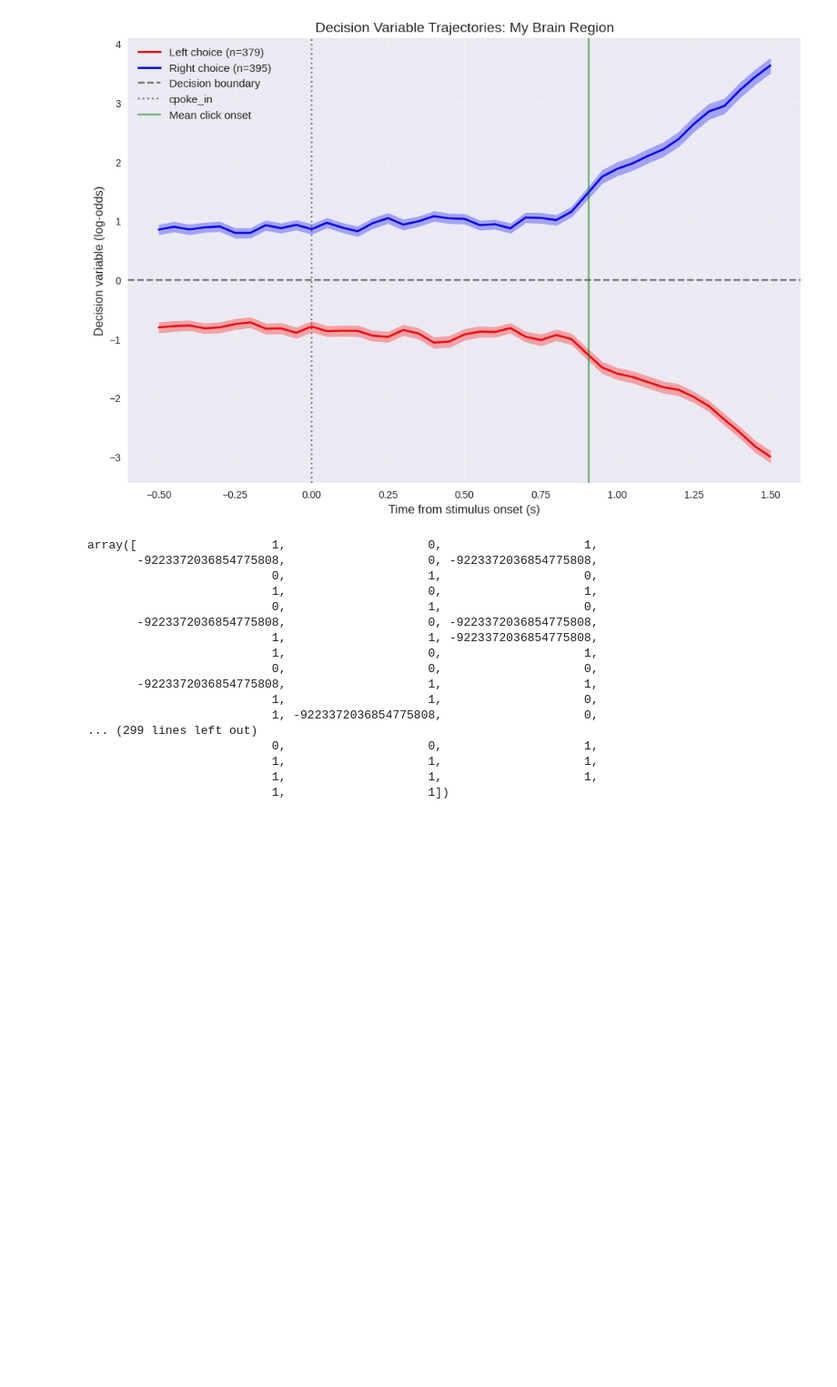
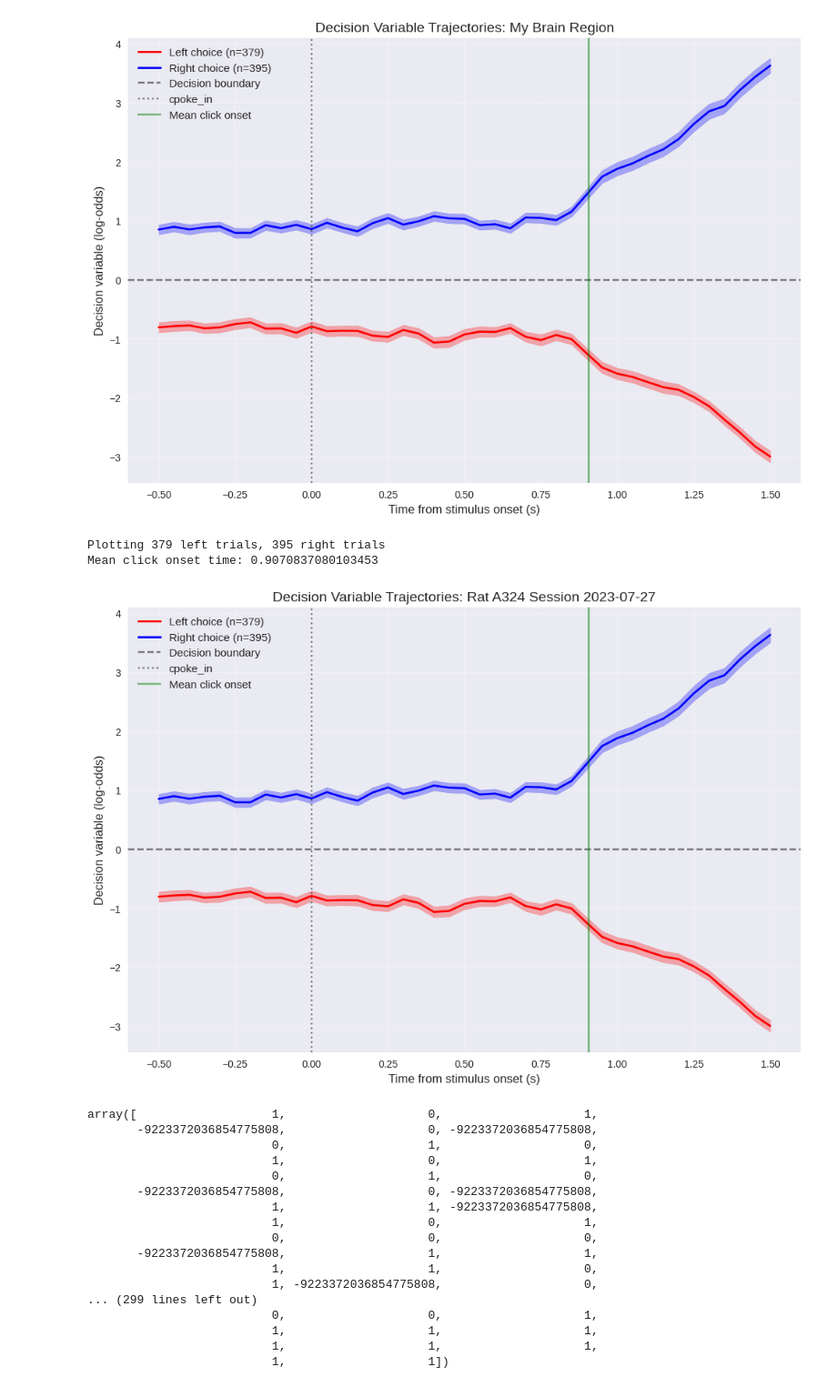
Before and after one commit to Brody-Lab/ClickDV, a Jupyter notebook: notebooks/analysis/decision_variables_extraction.ipynb, the cells around one changed output. Shown: that part at 91% size. Cells and saved outputs as stored; diff of their text form; code cells hidden in the pictures; blank space fills up the shorter version.

```diff
--- a/notebooks/analysis/decision_variables_extraction.ipynb
+++ b/notebooks/analysis/decision_variables_extraction.ipynb
@@ -1531,6 +1531,80 @@ plt.show()
 Plotting 379 left trials, 395 right trials
 Mean click onset time: 0.9070837080103453
 [figure]
+# %%
+def plot_dv_trajectories_manual(time_bins, DVs_2, choices, region_name="Region"):
+    """
+    Plot average DV evolution for left vs right choices using manually calculated DVs
+
+    Parameters:
+    - time_bins: Time points relative to alignment event
+    - DVs: Decision variables from calculate_decision_variables_manual (n_timepoints, n_trials)
+    - choices: Binary choices (n_trials,) with 0=left, 1=right
+    - region_name: Name for plot title
+    """
+    # Identify choice types
+
+    choices = choices[valid_choices]
+    left_trials = (choices == 1)
+    right_trials = (choices == 0)
+    # TODO: there has been a left/right switchup somewhere. This solution is a hack
+
+    print(f"Plotting {np.sum(left_trials)} left trials, {np.sum(right_trials)} right trials")
+
+    plt.figure(figsize=(12, 8))
+
+    # Calculate mean and SEM for each choice type
+    dv_left_mean = np.mean(DVs_2[:, left_trials], axis=1)
+    dv_left_sem = np.std(DVs_2[:, left_trials], axis=1) / np.sqrt(np.sum(left_trials))
+
+    dv_right_mean = np.mean(DVs_2[:, right_trials], axis=1)
+    dv_right_sem = np.std(DVs_2[:, right_trials], axis=1) / np.sqrt(np.sum(right_trials))
+
+    # Finding mean click onset time:
+
+    mean_click_onset = np.mean(data["clicks_on"][valid_choices] - data["cpoke_in"][valid_choices])
+    print(f"Mean click onset time: {mean_click_onset}")
+
+    # Plot trajectories with error bars
+    plt.plot(time_bins, dv_left_mean, 'r-', linewidth=2, label=f'Left choice (n={np.sum(left_trials)})')
+    plt.fill_between(time_bins,
+                    dv_left_mean - dv_left_sem,
+                    dv_left_mean + dv_left_sem,
+                    alpha=0.3, color='red')
+
+    plt.plot(time_bins, dv_right_mean, 'b-', linewidth=2, label=f'Right choice (n={np.sum(right_trials)})')
+    plt.fill_between(time_bins,
+                    dv_right_mean - dv_right_sem,
+                    dv_right_mean + dv_right_sem,
+                    alpha=0.3, color='blue')
+
+    # Add reference lines
+    plt.axhline(0, color='k', linestyle='--', alpha=0.5, label='Decision boundary')
+    plt.axvline(0, color='k', linestyle=':', alpha=0.5, label='cpoke_in')
+    plt.axvline(mean_click_onset, color='g', alpha=0.5, label='Mean click onset')
+
+
+    # Formatting
+    plt.xlabel('Time from stimulus onset (s)')
+    plt.ylabel('Decision variable (log-odds)')
+    plt.title(f'Decision Variable Trajectories: {region_name}')
+    plt.legend()
+    plt.grid(True, alpha=0.3)
+
+    # # Add interpretation text
+    # plt.text(0.02, 0.95, 'DV > 0: Evidence for right choice\nDV < 0: Evidence for left choice',
+    #         transform=plt.gca().transAxes, fontsize=10, verticalalignment='top',
+    #         bbox=dict(boxstyle='round', facecolor='wheat', alpha=0.8))
+
+    return plt.gcf()
+
+  # Plot 1: Average trajectories by choice
+fig1 = plot_dv_trajectories_manual(time_bins, DVs_2, choices, "Rat A324 Session 2023-07-27")
+plt.show()
+# %% [output]
+Plotting 379 left trials, 395 right trials
+Mean click onset time: 0.9070837080103453
+[figure, added]
 # %%
 choices
 # %% [output]
```
Also changed, not shown: 1 other file.
